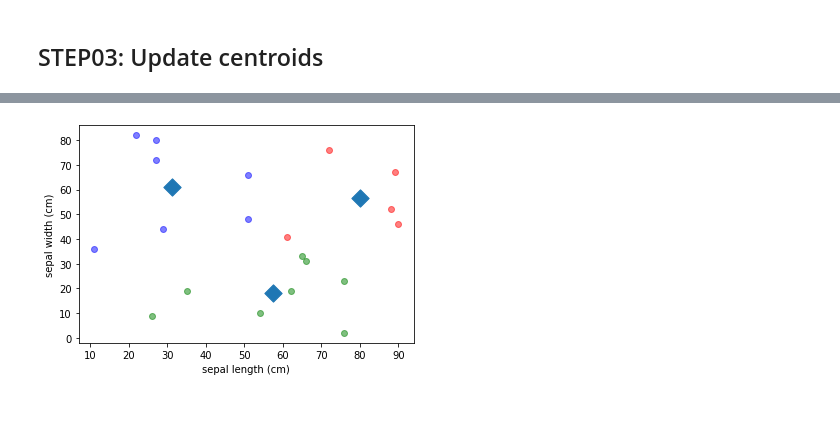
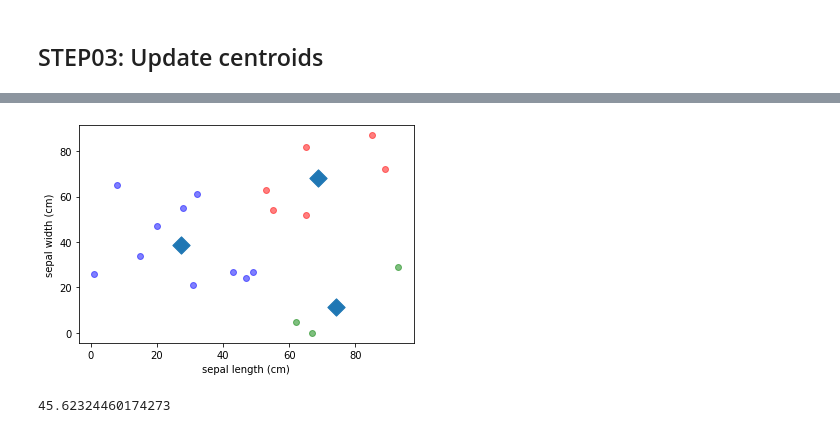
Before and after one commit to zzerross/algorithm, a Jupyter notebook: clustering/kmeans/python/KMeans.ipynb, the cells around one changed output, grey strips where cells are left out. Saved outputs shown, nothing was run; the diff lists cells and outputs as text; code cells hidden in the pictures.

Commit message:
clustering/kmeans store data and evaluate function was added

```diff
--- a/clustering/kmeans/python/KMeans.ipynb
+++ b/clustering/kmeans/python/KMeans.ipynb
@@ -33,6 +22,28 @@ def charting(means_x, means_y, centroids, init_x=None, init_y=None):
     print("    means_y:", means_y)
     plt.scatter(data_x, data_y, c=centroids)
     plt.scatter(means_x, means_y, c="blue")
+# %%
+def generate(generate):
+    file = "../data/input" + str(data_n) + ".0.csv"
+    columns=["x", "y"]
+    df = None
+    if generate:
+        data = np.random.randint(0, 100, size=(data_n, 2))
+        df = pd.DataFrame(data, columns=columns)
+        df.to_csv(file, sep=" ", columns=columns, header=False, index=False)
+    else:
+        df = pd.read_csv(file, sep=" ", names=columns)
+    return df
+# %%
+data_n = 20
+df = generate(False)
+data_x = df.values[:, 0]
+data_y = df.values[:, 1]
+centroids_n = 3
+centroids = np.zeros(data_n)
+means_x = np.zeros(centroids_n)
+means_y = np.zeros(centroids_n)
+errors = np.zeros(centroids_n)
 # %% [markdown]
 # Reference using sklearn
 # %%
@@ -92,6 +106,18 @@ def distance(x, y, u, v):
 def error(old_x, old_y, new_x, new_y):
     for i in range(centroids_n):
         errors[i] = distance(old_x[i], old_y[i], new_x[i], new_y[i])
+# %%
+def evaluate(centroids_x, centroids_y):
+    distances = np.zeros(centroids_n)
+    counts = np.zeros(centroids_n)
+    for d in range(data_n):
+        c = int(centroids[d])
+        distances[c] = distances[c] + distance(data_x[d], data_y[d], centroids_x[c], centroids_y[c])
+        counts[c] += 1
+    a = 0.
+    for c in range(centroids_n):
+        a = a + distances[c] / counts[c]
+    return a / centroids_n
 # %%
 def nearest():
     for d in range(data_n):
@@ -175,7 +185,9 @@ cluster(10000)
 # %%
-eunsukimme_kmeans(df.values, centroids_n)
+c = eunsukimme_kmeans(df.values, centroids_n)
+evaluate(c[:, 0], c[:, 1])
 # %% [output]
-[figure, old version]
+[figure, new version]
+45.62324460174273
 # %%
 sklean_kmeans()
 # %% [output]
```
Also changed, not shown: parts of 12 cells of this notebook, 2 other files.
